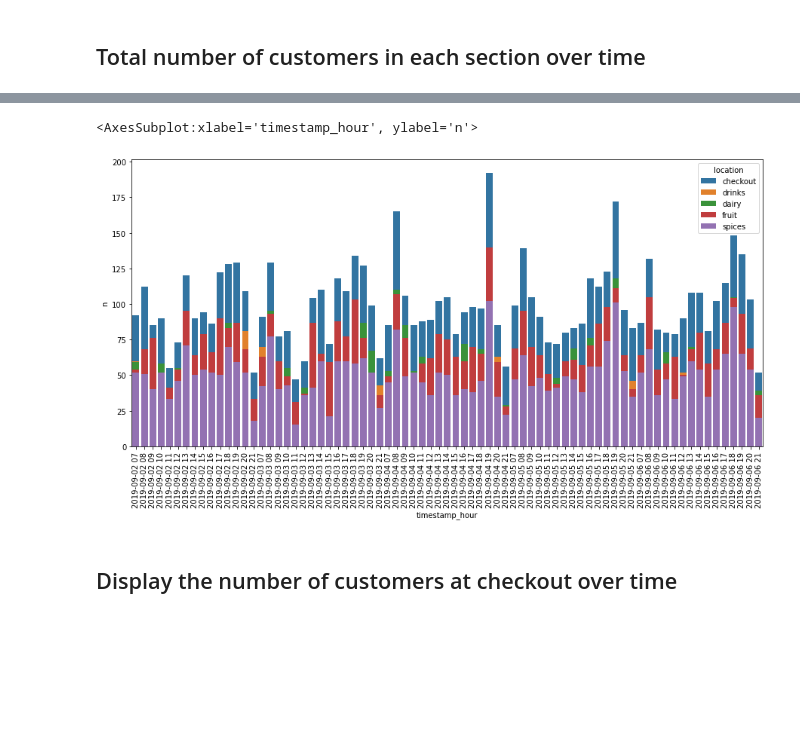
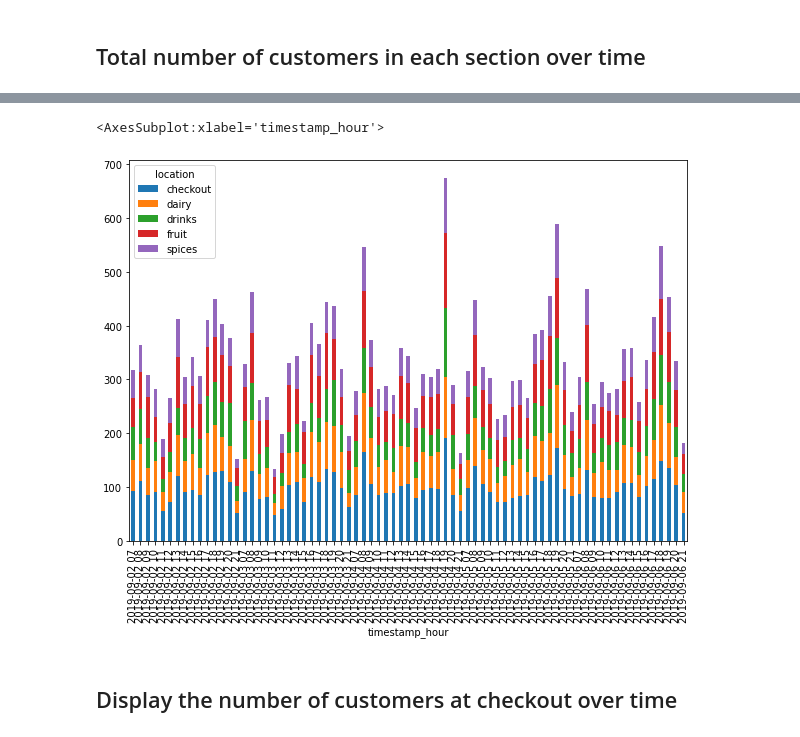
Before and after one commit to the-Hull/p045_spiced_projects, a Jupyter notebook: 08_week/02_project/01_exploration.ipynb, the cells around one changed output, grey strips where cells are left out. Saved outputs shown, nothing was run; the diff lists cells and outputs as text; code cells hidden in the pictures; blank space fills up the shorter version.

```diff
--- a/08_week/02_project/01_exploration.ipynb
+++ b/08_week/02_project/01_exploration.ipynb
@@ -90,11 +105,8 @@ counts_over_time
-# %%
-import seaborn as sns
-plt.rcParams['figure.figsize'] = (15,7)
-plt.xticks(rotation=90)
-sns.barplot(data = counts_over_time, x = 'timestamp_hour', y = 'n', hue = 'location', dodge = False)
-# %% [output]
-<AxesSubplot:xlabel='timestamp_hour', ylabel='n'>
-[figure, removed]
+# %%
+counts_over_time.pivot(index='timestamp_hour', columns='location', values='n').plot(kind = 'bar', stacked = True)
+# %% [output]
+<AxesSubplot:xlabel='timestamp_hour'>
+[figure, added]
 # %% [markdown]
 ## Display the number of customers at checkout over time
 # %%
```
Also changed, not shown: parts of 10 cells of this notebook.
